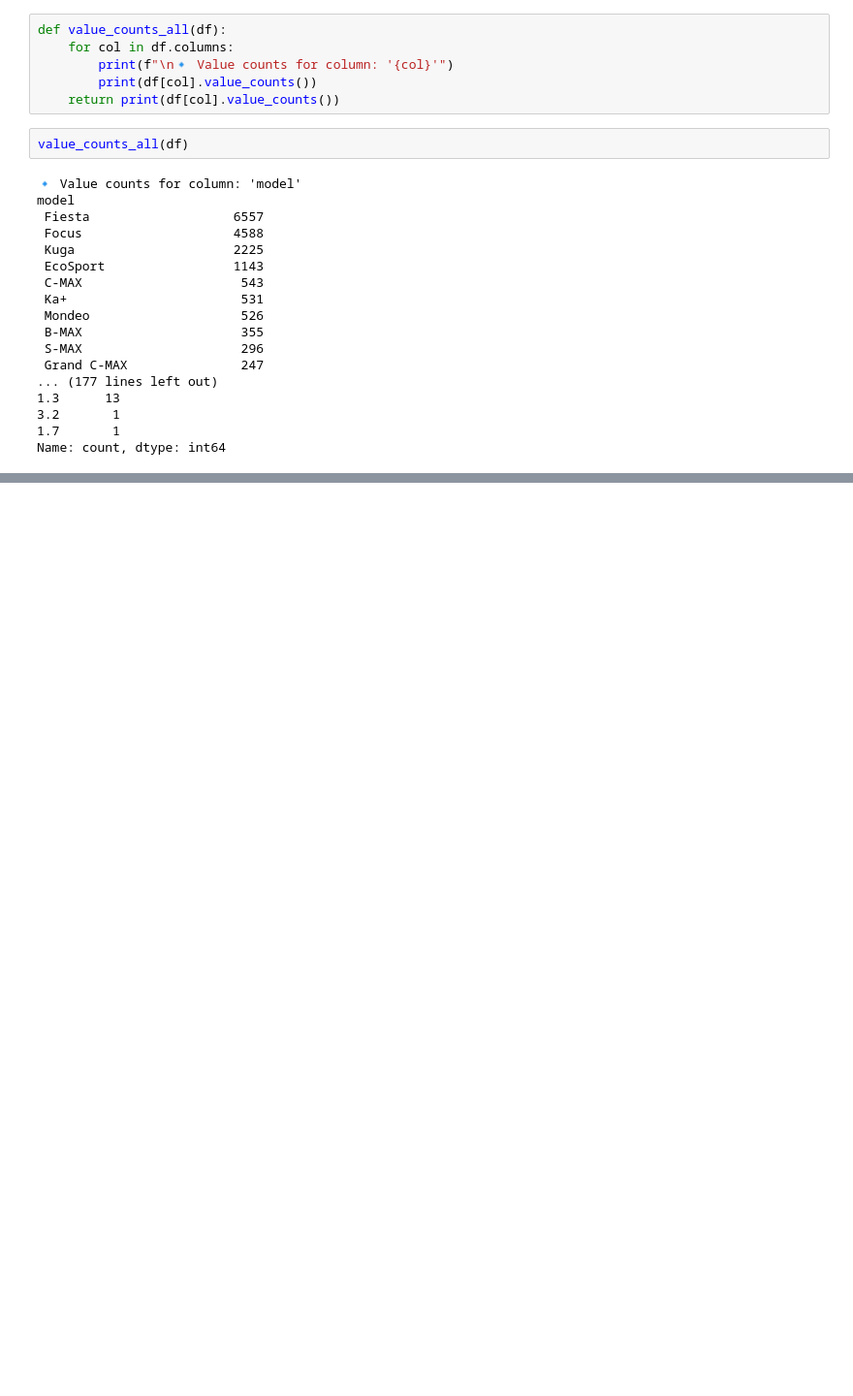
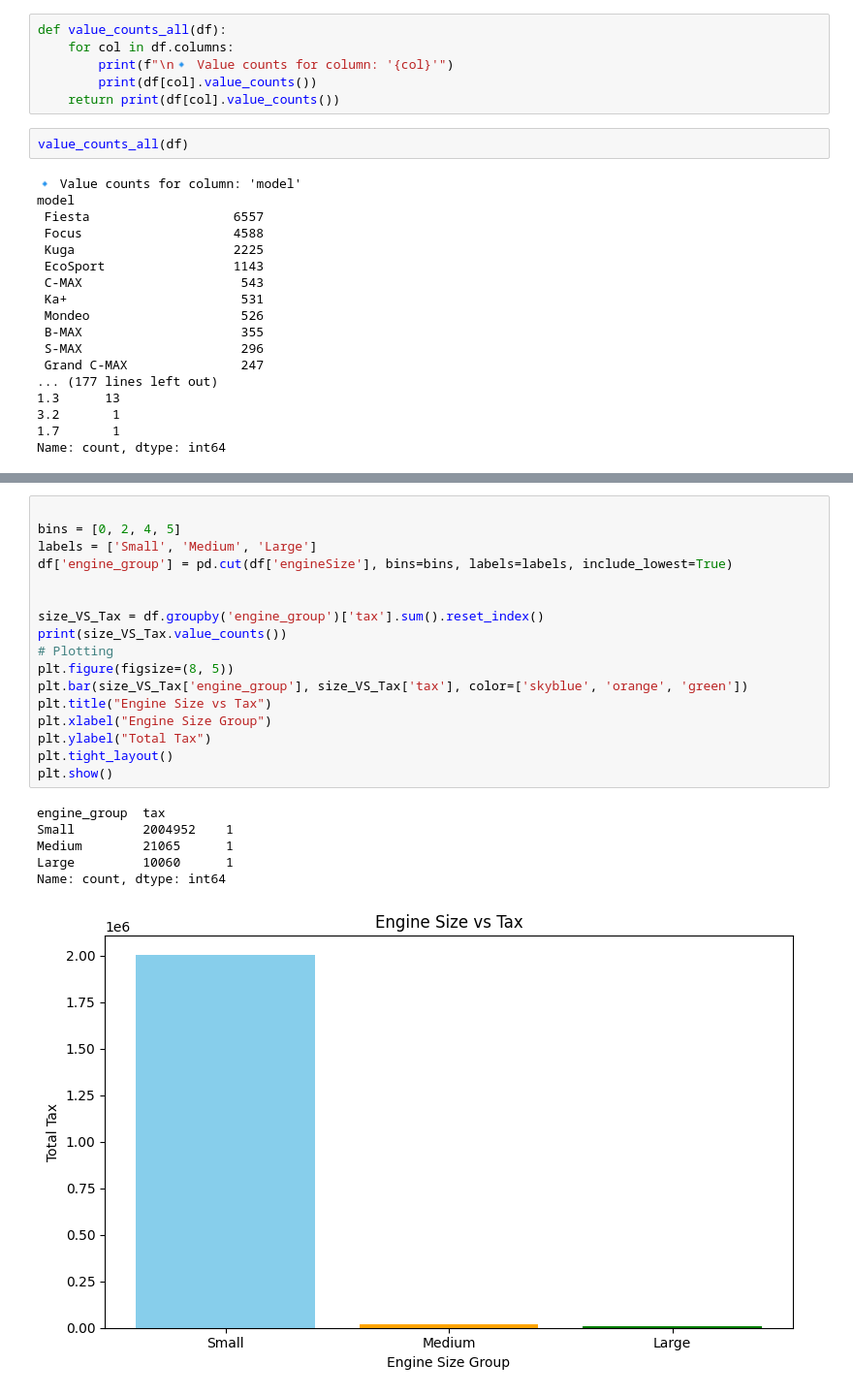
Before and after one commit to ankush262/Machine-learning, a Jupyter notebook: car_price_prediction.ipynb, the cells around one changed output, grey strips where cells are left out. Shown at 97% size. Saved outputs shown, nothing was run; the diff lists cells and outputs as text; blank space fills up the shorter version.

```diff
--- a/car_price_prediction.ipynb
+++ b/car_price_prediction.ipynb
@@ -101,0 +108,24 @@ Name: count, dtype: int64
+# %%
+
+bins = [0, 2, 4, 5]
+labels = ['Small', 'Medium', 'Large']
+df['engine_group'] = pd.cut(df['engineSize'], bins=bins, labels=labels, include_lowest=True)
+
+
+size_VS_Tax = df.groupby('engine_group')['tax'].sum().reset_index()
+print(size_VS_Tax.value_counts())
+# Plotting
+plt.figure(figsize=(8, 5))
+plt.bar(size_VS_Tax['engine_group'], size_VS_Tax['tax'], color=['skyblue', 'orange', 'green'])
+plt.title("Engine Size vs Tax")
+plt.xlabel("Engine Size Group")
+plt.ylabel("Total Tax")
+plt.tight_layout()
+plt.show()
+# %% [output]
+engine_group  tax
+Small         2004952    1
+Medium        21065      1
+Large         10060      1
+Name: count, dtype: int64
+[figure, added]
```
Also changed, not shown: parts of 8 cells of this notebook.
